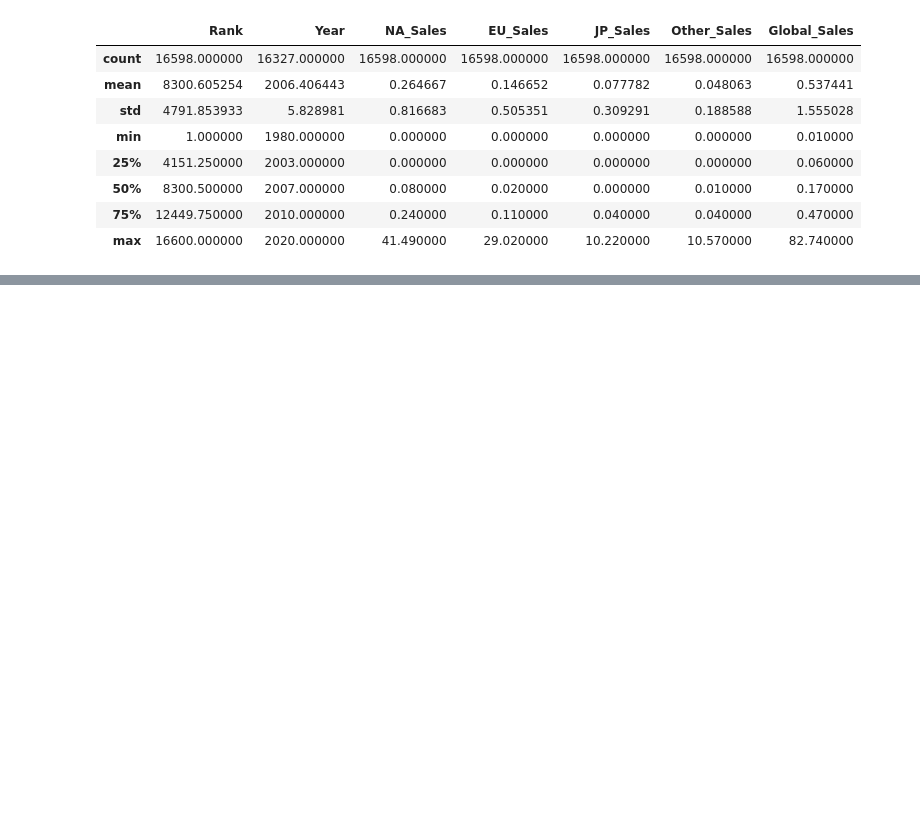
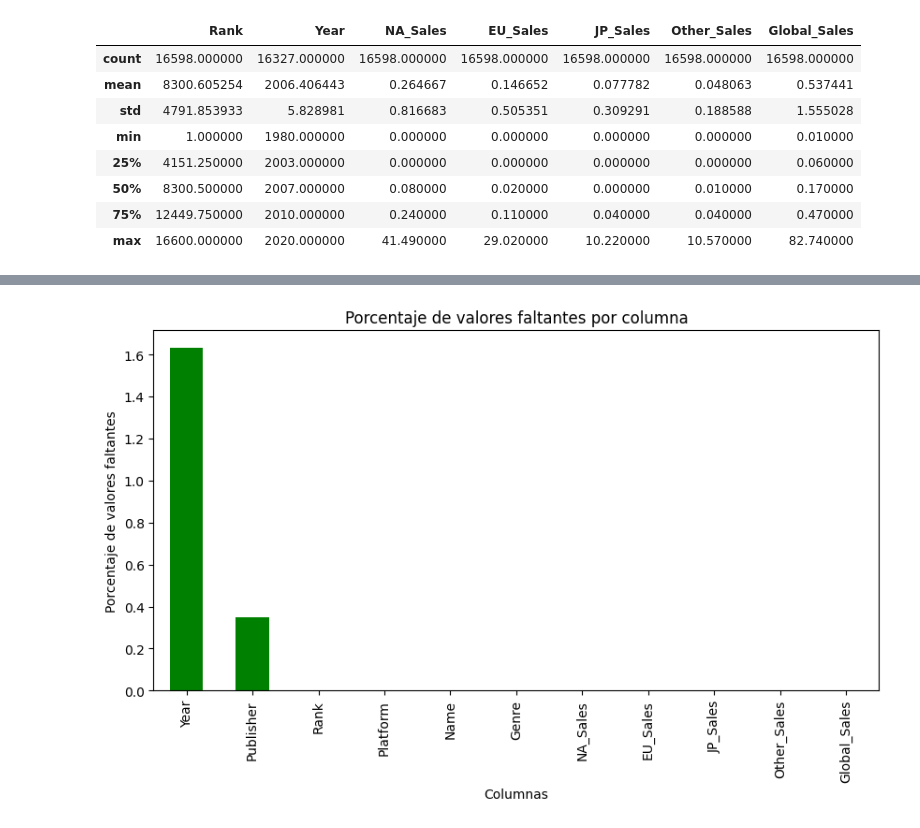
Before and after one commit to Bootcamp-Data-Analyst/P2-Procesamiento-Limpieza-Python-Ruben, a Jupyter notebook: notebook/P2-Procesamiento.ipynb, the cells around one changed output, grey strips where cells are left out. Drawn from its saved outputs; the diff is of its cells as text; code cells hidden in the pictures; blank space fills up the shorter version.

```diff
--- a/notebook/P2-Procesamiento.ipynb
+++ b/notebook/P2-Procesamiento.ipynb
@@ -95,0 +135,16 @@ df.describe()
+# %%
+# Se mostrará ahora por porcentaje
+
+# Cálculo del porcentaje de valores faltantes por columna
+missing_pct = (df.isnull().mean()*100).sort_values(ascending=False)
+
+# Gráfico de barras para visualizar valores faltantes por columna
+plt.figure(figsize=(10,5))
+# Usamos la variable missing_pct para crear el gráfico
+missing_pct.plot(kind='bar',color='green')
+plt.title('Porcentaje de valores faltantes por columna')
+plt.ylabel('Porcentaje de valores faltantes')
+plt.xlabel('Columnas')
+plt.show()
+# %% [output]
+[figure, added]
```
Also changed, not shown: parts of 35 cells of this notebook.
